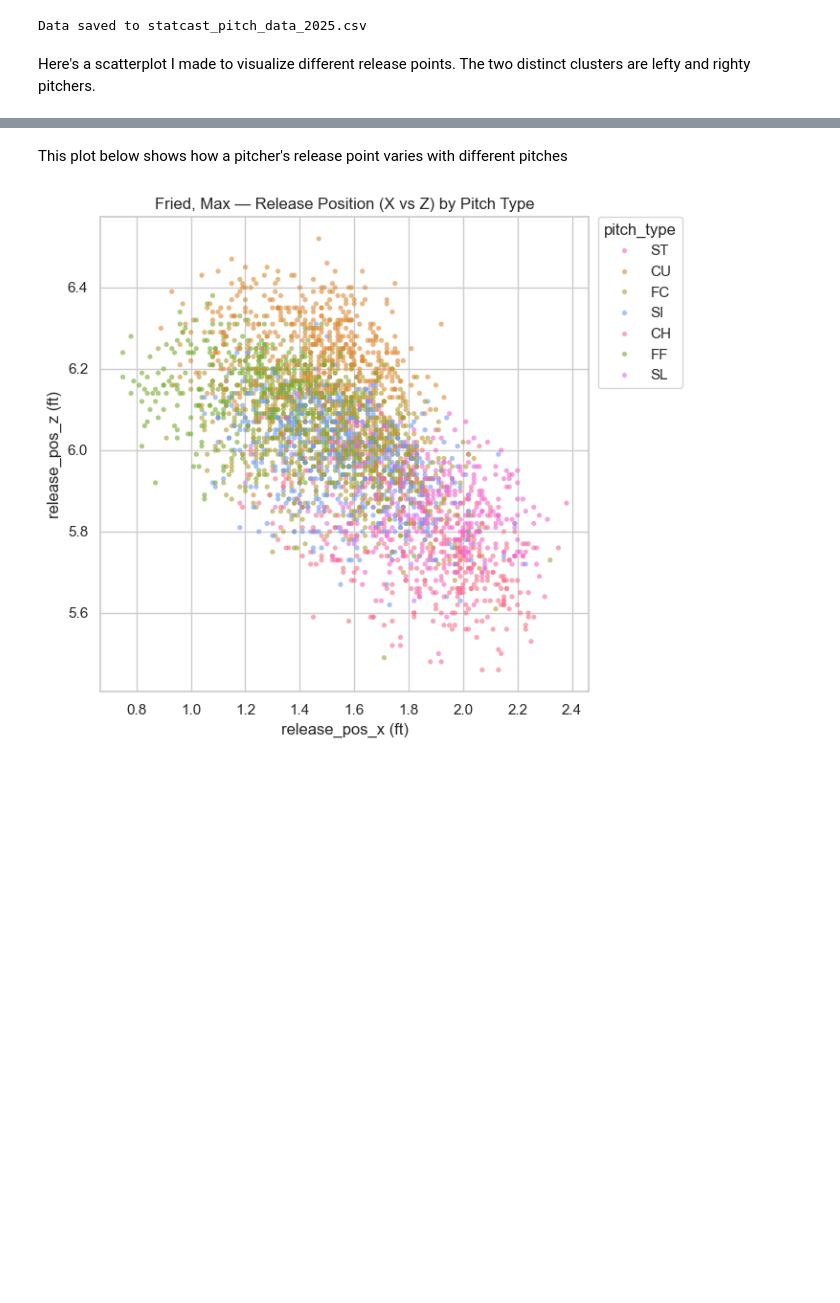
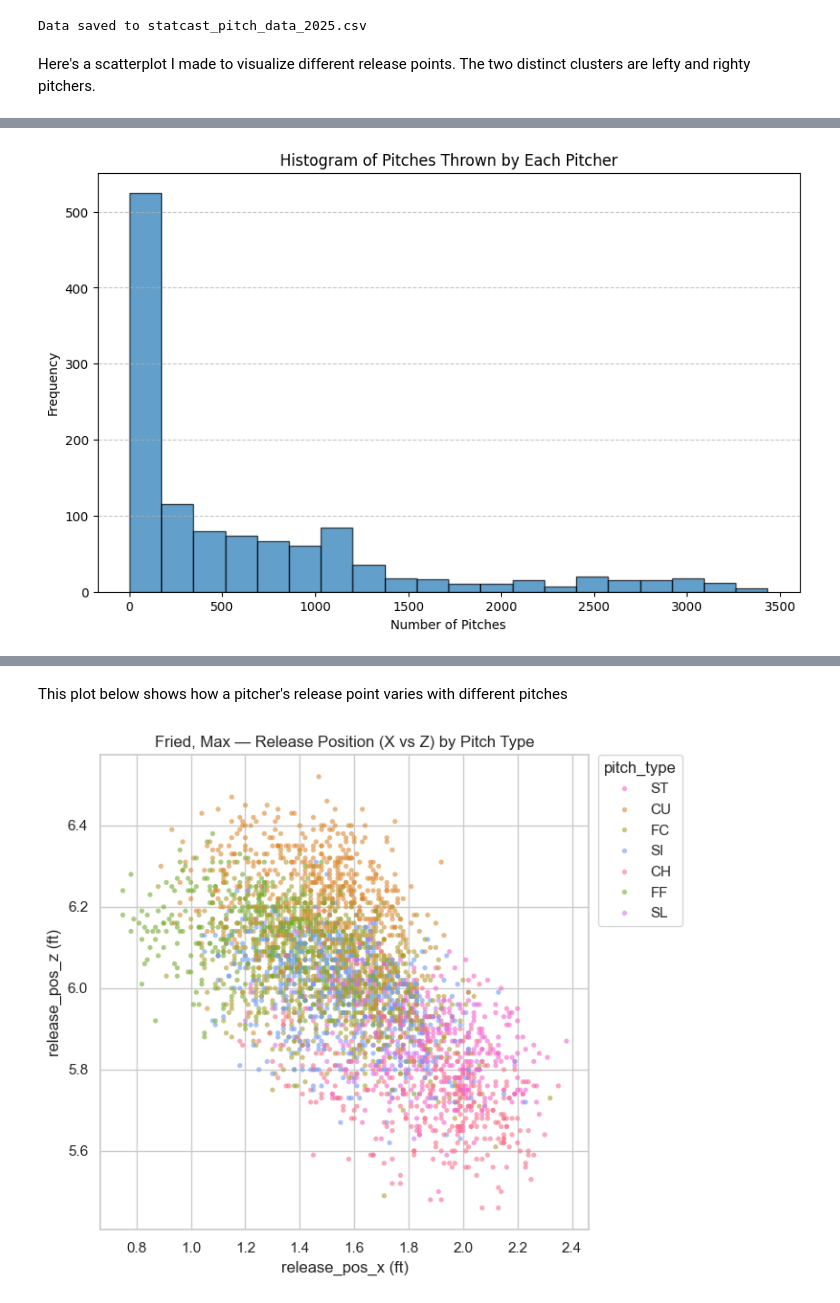
Before and after one commit to BlueSinceILeftYou/outlyingPitch, a Jupyter notebook: feature_exploration.ipynb, the cells around one changed output, grey strips where cells are left out. Drawn from its saved outputs; the diff is of its cells as text; code cells hidden in the pictures; blank space fills up the shorter version.

```diff
--- a/feature_exploration.ipynb
+++ b/feature_exploration.ipynb
@@ -85,0 +86,15 @@ plt.show()
+# %%
+df = pd.read_csv(filename)
+
+# Group by player_name and count the number of pitches
+pitch_counts = df.groupby('player_name').size()
+
+plt.figure(figsize=(10, 6))
+plt.hist(pitch_counts, bins=20, edgecolor='black', alpha=0.7)
+plt.title('Histogram of Pitches Thrown by Each Pitcher')
+plt.xlabel('Number of Pitches')
+plt.ylabel('Frequency')
+plt.grid(axis='y', linestyle='--', alpha=0.7)
+plt.show()
+# %% [output]
+[figure, added]
```
Also changed, not shown: parts of 6 cells of this notebook.
